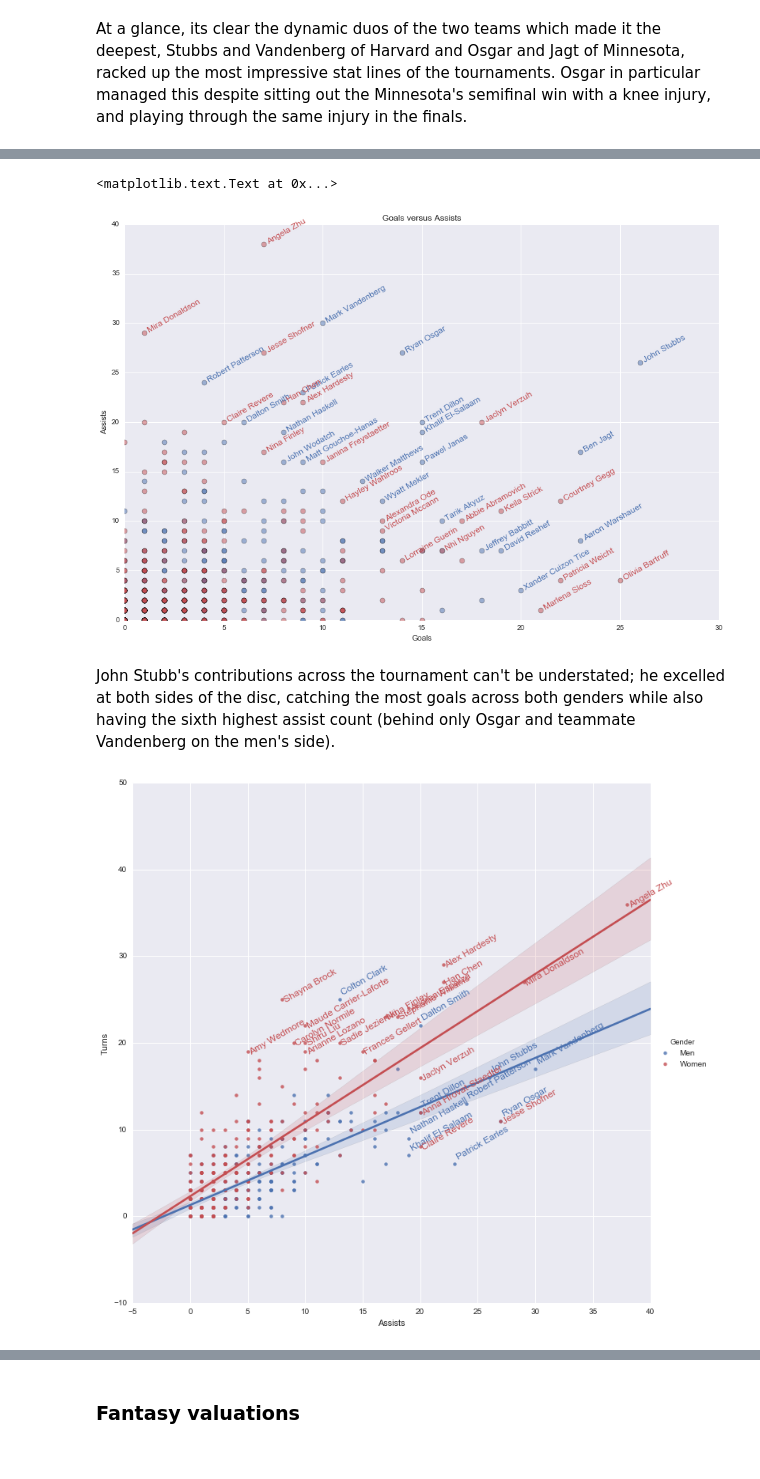
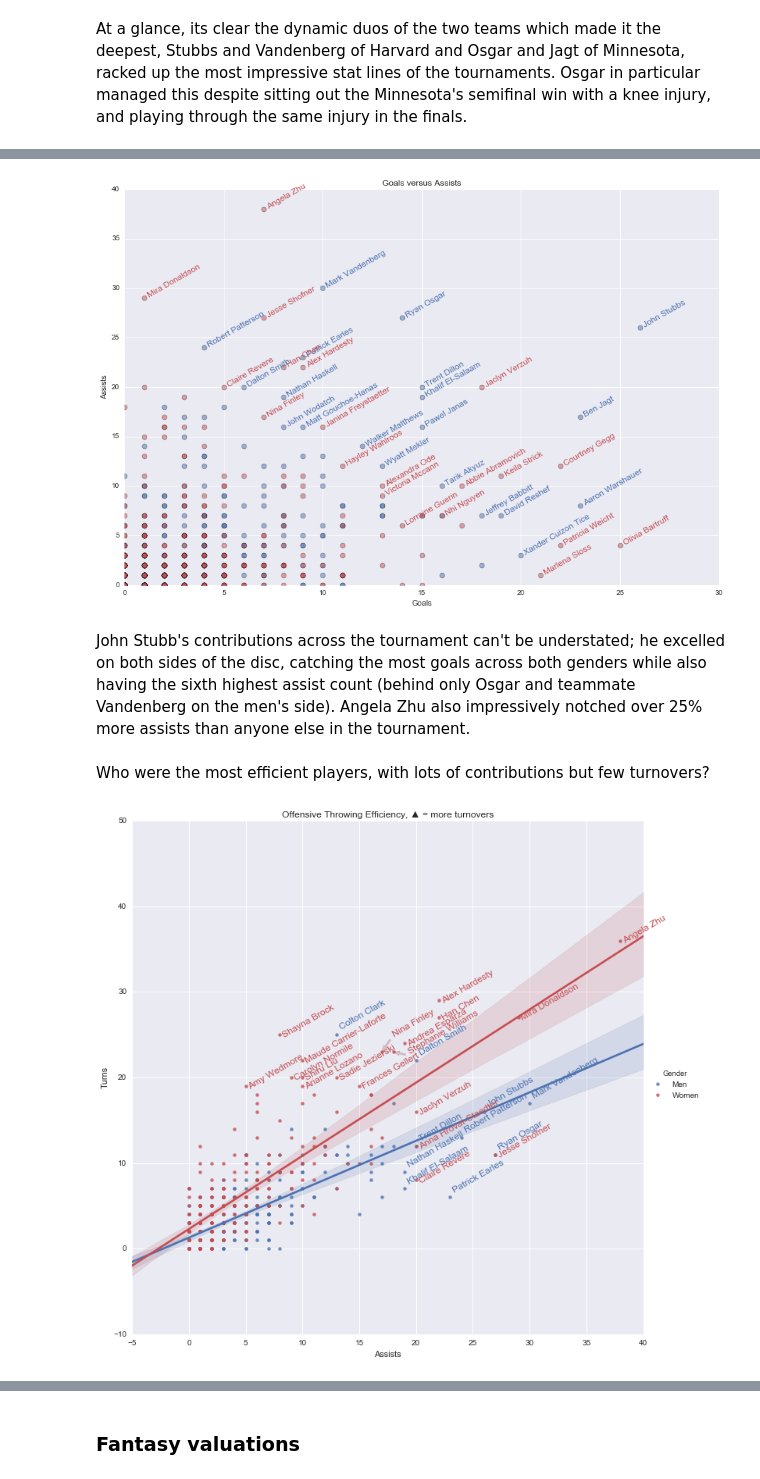
Before and after one commit to azjps/usau-py, a Jupyter notebook: notebooks/2016_D-I_College_Nationals_Fantasy_Stats.ipynb, the cells around one changed output, grey strips where cells are left out. Cells and saved outputs as stored; diff of their text form; code cells hidden in the pictures.

```diff
--- a/notebooks/2016_D-I_College_Nationals_Fantasy_Stats.ipynb
+++ b/notebooks/2016_D-I_College_Nationals_Fantasy_Stats.ipynb
@@ -130,6 +130,9 @@ sns_blue, sns_green, sns_red, sns_magenta, sns_yellow, sns_cyan = sns.color_pale
 fig, ax = plt.subplots(figsize=(15, 10))
 ax.plot(mens_fantasy_clean.Goals, mens_fantasy_clean.Assists, "o", color=sns_blue, **style_args)
 ax.plot(womens_fantasy_clean.Goals, womens_fantasy_clean.Assists, "o", color=sns_red, **style_args)
+ax.set_xlabel("Goals")
+ax.set_ylabel("Assists")
+ax.set_title("Goals versus Assists")
 for _, row in mens_fantasy_clean.head(20).iterrows():
   adjustment = 0.2
   ax.annotate(row["Name"], xy=(row["Goals"] + adjustment, row["Assists"] + adjustment),
@@ -138,29 +141,41 @@ for _, row in womens_fantasy_clean.head(20).iterrows():
   adjustment = 0.2
   ax.annotate(row["Name"], xy=(row["Goals"] + adjustment, row["Assists"] + adjustment),
               ha='left', va='center', rotation=30, wrap=True, color=sns_red)
-ax.set_xlabel("Goals")
-ax.set_ylabel("Assists")
-ax.set_title("Goals versus Assists")
 # %% [output]
-<matplotlib.text.Text at 0x...>
 [figure]
 # %% [markdown]
-John Stubb's contributions across the tournament can't be understated; he excelled at both sides of the disc, catching the most goals across both genders while also having the sixth highest assist count (behind only Osgar and teammate Vandenberg on the men's side).
+John Stubb's contributions across the tournament can't be understated; he excelled on both sides of the disc, catching the most goals across both genders while also having the sixth highest assist count (behind only Osgar and teammate Vandenberg on the men's side). Angela Zhu also impressively notched over 25% more assists than anyone else in the tournament.
+# %% [markdown]
+Who were the most efficient players, with lots of contributions but few turnovers?
 # %%
-# Plot assists versus turns, labelling the top values of both genders
+# Plot As versus turns, labelling the top values of both genders
 # Using the top 500 players by fantasy (at least 2 scores/assists) to prune some of the null data
 g = sns.lmplot("Assists", "Turns", fantasy_clean.head(500), hue="Gender",
                size=10, palette={"Men": sns_blue, "Women": sns_red})
+g.ax.set_title(u"Offensive Throwing Efficiency, ▲ = more turnovers")
 for _, row in mens_fantasy_clean[(mens_fantasy_clean.Assists > 18) |
                                  (mens_fantasy_clean.Turns > 18)].iterrows():
-  adjustment = 0.2
-  g.ax.annotate(row["Name"], xy=(row["Assists"] + adjustment, row["Turns"] + 0.8),
+  adjustment = 0.3
+  xy = (row["Assists"] + adjustment, row["Turns"] + 0.8)
+  g.ax.annotate(row["Name"], xy=xy,
                 ha='left', va='center', rotation=30, wrap=True, color=sns_blue)
 for _, row in womens_fantasy_clean[(womens_fantasy_clean.Assists > 18) |
                                    (womens_fantasy_clean.Turns > 18)].iterrows():
-  adjustment = 0.2
-  g.ax.annotate(row["Name"], xy=(row["Assists"] + adjustment, row["Turns"] - 0.1),
-                ha='left', va='center', rotation=30, wrap=True, color=sns_red)
+  adj = 0.3
+  x = row["Assists"]
+  y = row["Turns"]
+  # Couple of special cases for people whose names are obscured
+  if row["Name"] == "Nina Finley":
+    g.ax.annotate(row["Name"], xy=(x, y), xytext=(x + 1.0, y + 2.0),
+                  arrowprops=dict(facecolor=sns_red, headwidth=6, headlength=8, width=2.0, alpha=0.3),
+                  ha='left', va='center', rotation=30, wrap=True, color=sns_red)
+  elif row["Name"] == "Stephanie Williams":
+    g.ax.annotate(row["Name"], xy=(x, y), xytext=(x + 1.4, y),
+                  arrowprops=dict(facecolor=sns_red, headwidth=6, headlength=8, width=2.0, alpha=0.3),
+                  ha='left', va='center', rotation=30, wrap=True, color=sns_red)
+  else:
+    g.ax.annotate(row["Name"], xy=(x + adj, y + adj - 0.4),
+                  ha='left', va='center', rotation=30, wrap=True, color=sns_red)
 # %% [output]
-[figure, old version]
+[figure, new version]
 # %% [markdown]
```
Also changed, not shown: parts of 21 cells of this notebook, 4 other files.
